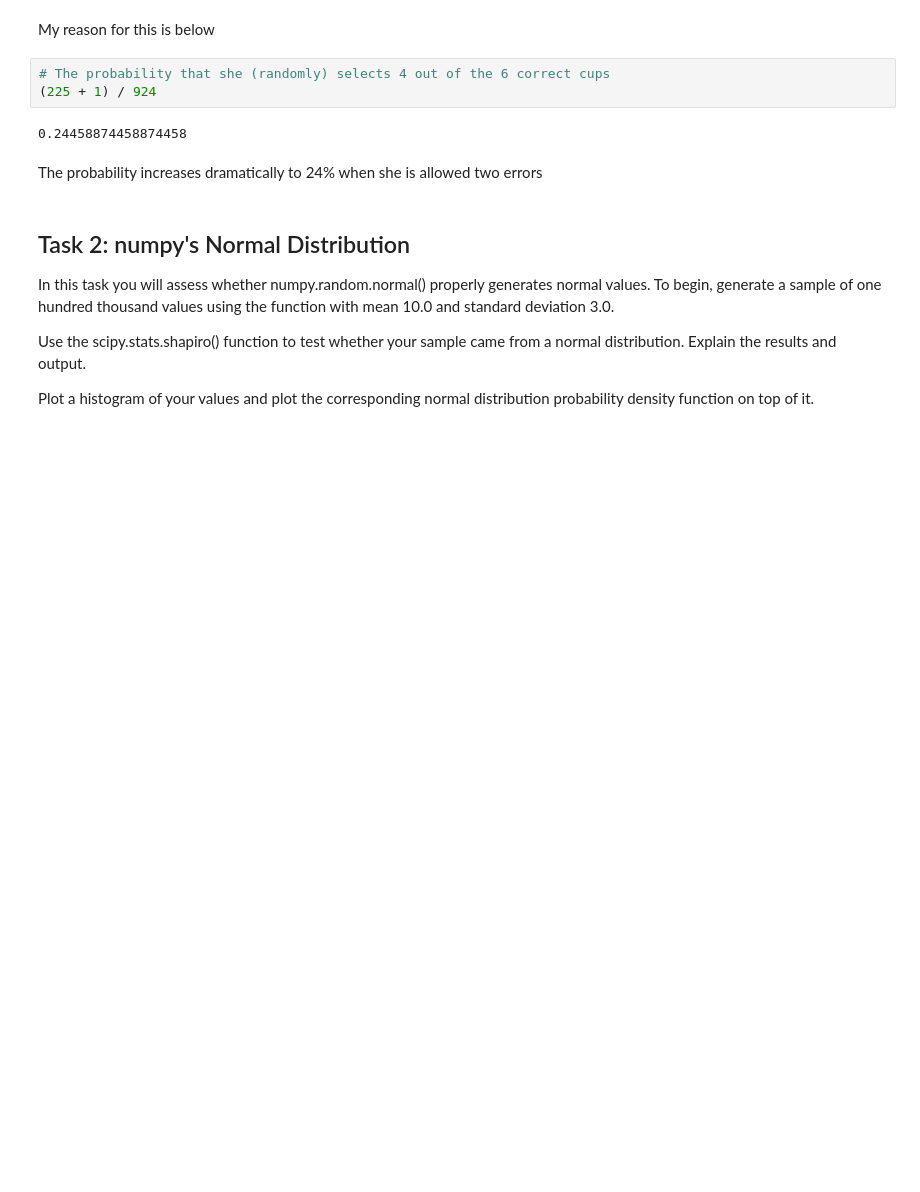
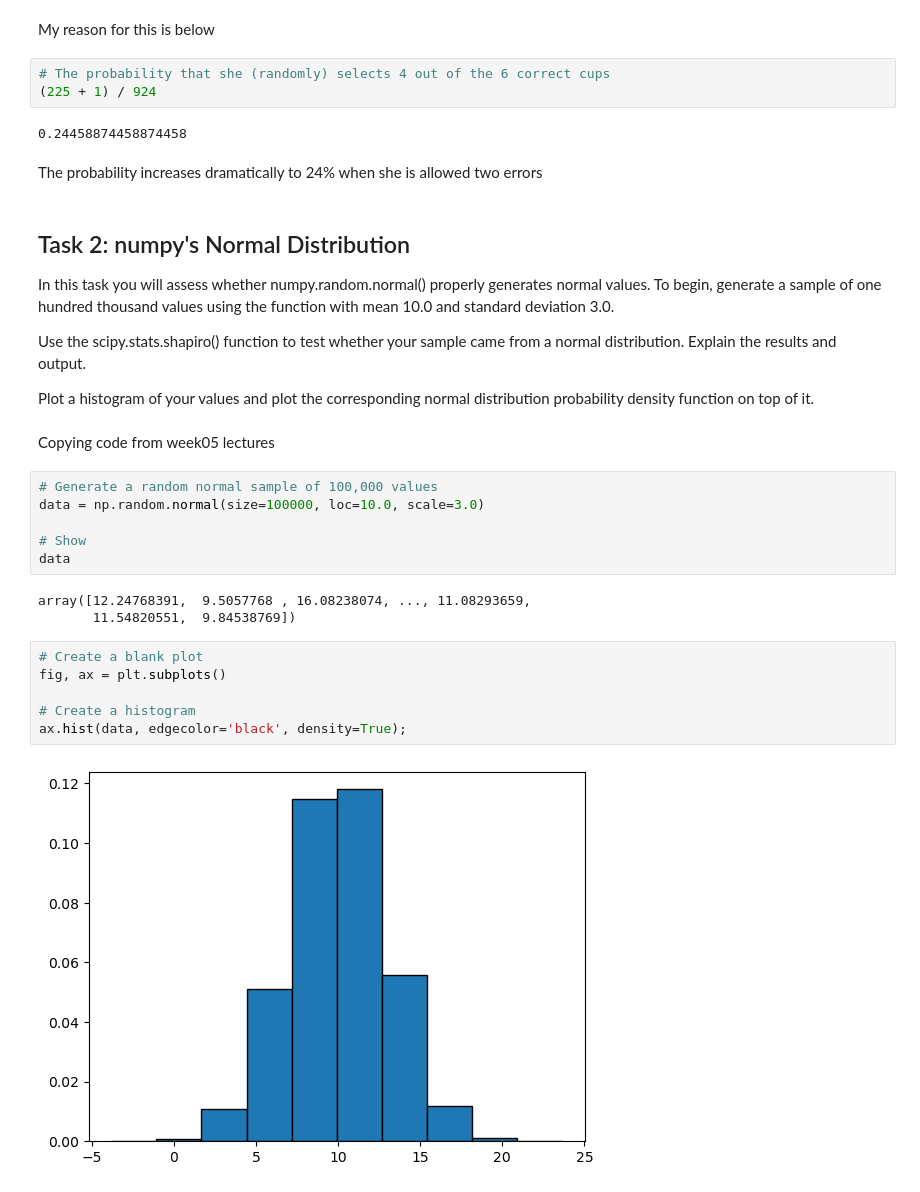
Before and after one commit to joannefeeney/applied_statistics, a Jupyter notebook: tasks.ipynb, the cells around one changed output. Cells and saved outputs as stored; diff of their text form; blank space fills up the shorter version.

```diff
--- a/tasks.ipynb
+++ b/tasks.ipynb
@@ -280,3 +282,22 @@ In this task you will assess whether numpy.random.normal() properly generates no
 Use the scipy.stats.shapiro() function to test whether your sample came from a normal distribution. Explain the results and output.
 
 Plot a histogram of your values and plot the corresponding normal distribution probability density function on top of it.
+# %% [markdown]
+Copying code from week05 lectures
+# %%
+# Generate a random normal sample of 100,000 values
+data = np.random.normal(size=100000, loc=10.0, scale=3.0)
+
+# Show
+data
+# %% [output]
+array([12.24768391,  9.5057768 , 16.08238074, ..., 11.08293659,
+       11.54820551,  9.84538769])
+# %%
+# Create a blank plot
+fig, ax = plt.subplots()
+
+# Create a histogram
+ax.hist(data, edgecolor='black', density=True);
+# %% [output]
+[figure, added]
```
Also changed, not shown: parts of 15 cells of this notebook.
